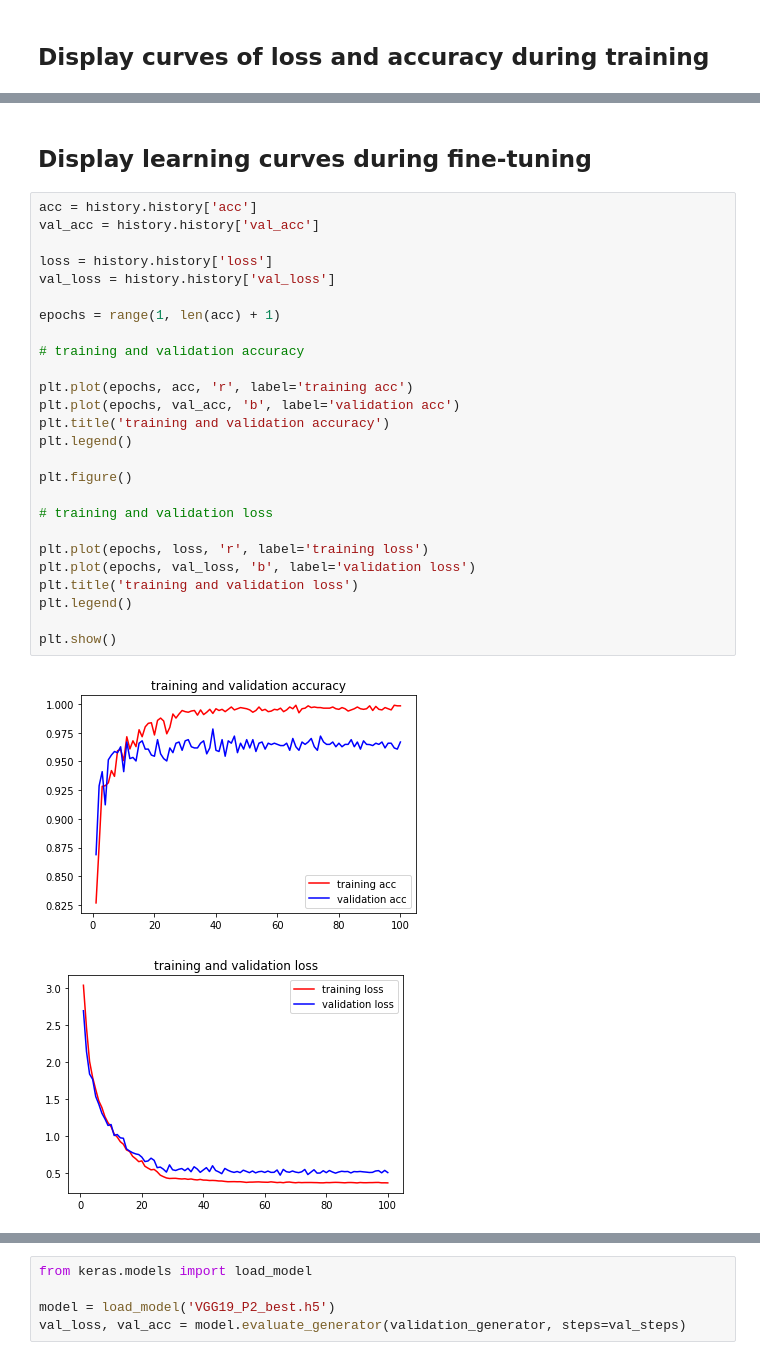
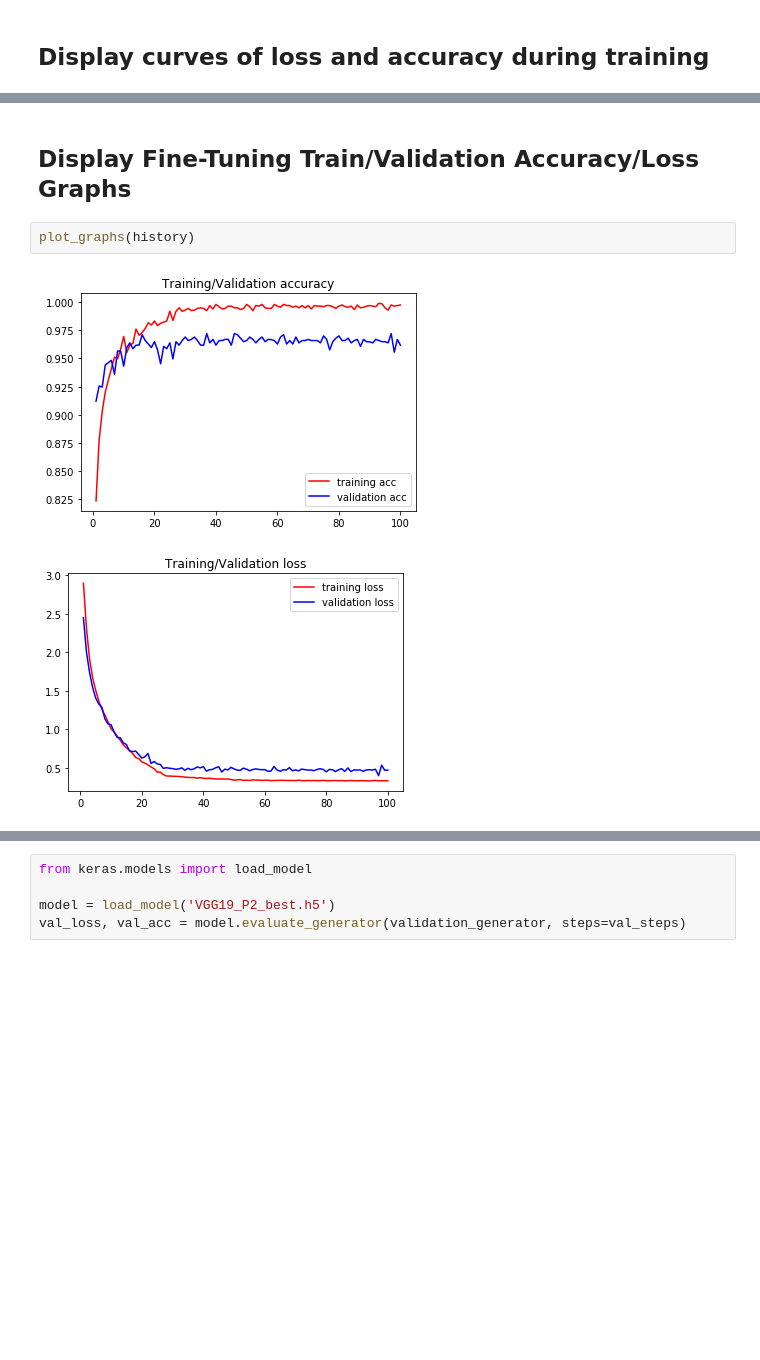
Before and after one commit to Stnslv/ML-Homeworks, a Jupyter notebook: HW3/HW3_Problem_2.ipynb, the cells around one changed output, grey strips where cells are left out. Drawn from its saved outputs; the diff is of its cells as text; blank space fills up the shorter version.

```diff
--- a/HW3/HW3_Problem_2.ipynb
+++ b/HW3/HW3_Problem_2.ipynb
@@ -288,34 +298,10 @@ Epoch 00100: val_acc did not improve from 0.97831
-# %% [markdown]
-## Display learning curves during fine-tuning
-# %%
-acc = history.history['acc']
-val_acc = history.history['val_acc']
-
-loss = history.history['loss']
-val_loss = history.history['val_loss']
-
-epochs = range(1, len(acc) + 1)
-
-# training and validation accuracy
-
-plt.plot(epochs, acc, 'r', label='training acc')
-plt.plot(epochs, val_acc, 'b', label='validation acc')
-plt.title('training and validation accuracy')
-plt.legend()
-
-plt.figure()
-
-# training and validation loss
-
-plt.plot(epochs, loss, 'r', label='training loss')
-plt.plot(epochs, val_loss, 'b', label='validation loss')
-plt.title('training and validation loss')
-plt.legend()
-
-plt.show()
-# %% [output]
-[figure, removed]
-[figure, removed]
+# %% [markdown]
+## Display Fine-Tuning Train/Validation Accuracy/Loss Graphs
+# %%
+plot_graphs(history)
+# %% [output]
+[figure, added]
+[figure, added]
 # %%
 !ls /content/saved_models/ | tail -1
 # %% [output]
```
Also changed, not shown: parts of 20 cells of this notebook, 2 other files.
